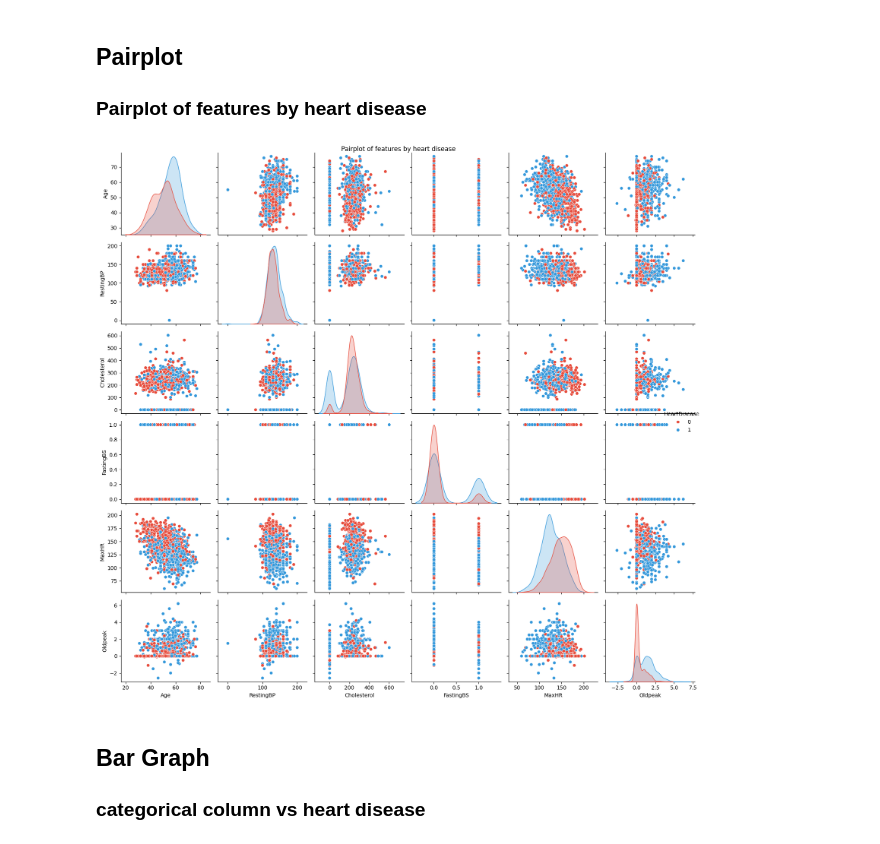
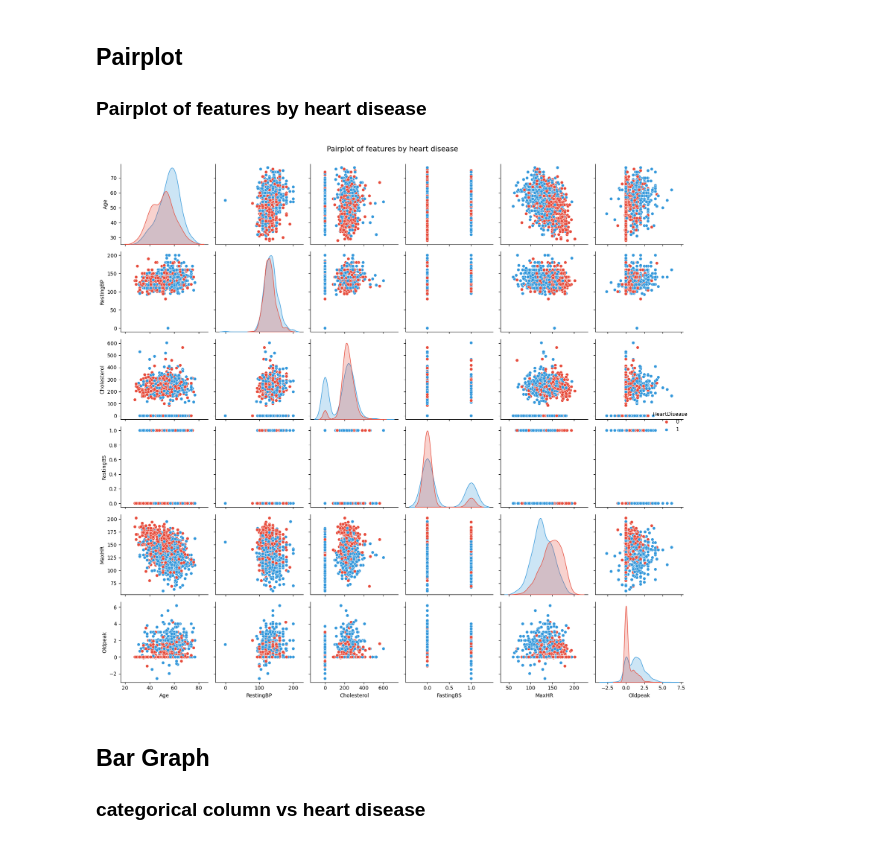
Before and after one commit to Prajwal-Luitel/Heart-Failure-Prediction, a Jupyter notebook: Heart_Disease_Prediction.ipynb, the cells around one changed output. Saved outputs shown, nothing was run; the diff lists cells and outputs as text; code cells hidden in the pictures.

```diff
--- a/Heart_Disease_Prediction.ipynb
+++ b/Heart_Disease_Prediction.ipynb
@@ -122,11 +123,11 @@ plt.show()
 ### Pairplot of features by heart disease
 # %%
 sns.pairplot(df,hue="HeartDisease", palette={0: "#e74c3c", 1: "#3498db"})
-plt.suptitle("Pairplot of features by heart disease")
+plt.suptitle("Pairplot of features by heart disease", y=1, fontsize=14)
 plt.tight_layout()
 plt.show()
 # %% [output]
-[figure, old version]
+[figure, new version]
 # %% [markdown]
 ## Bar Graph
 ### categorical column vs heart disease
```
Also changed, not shown: parts of 27 cells of this notebook.
